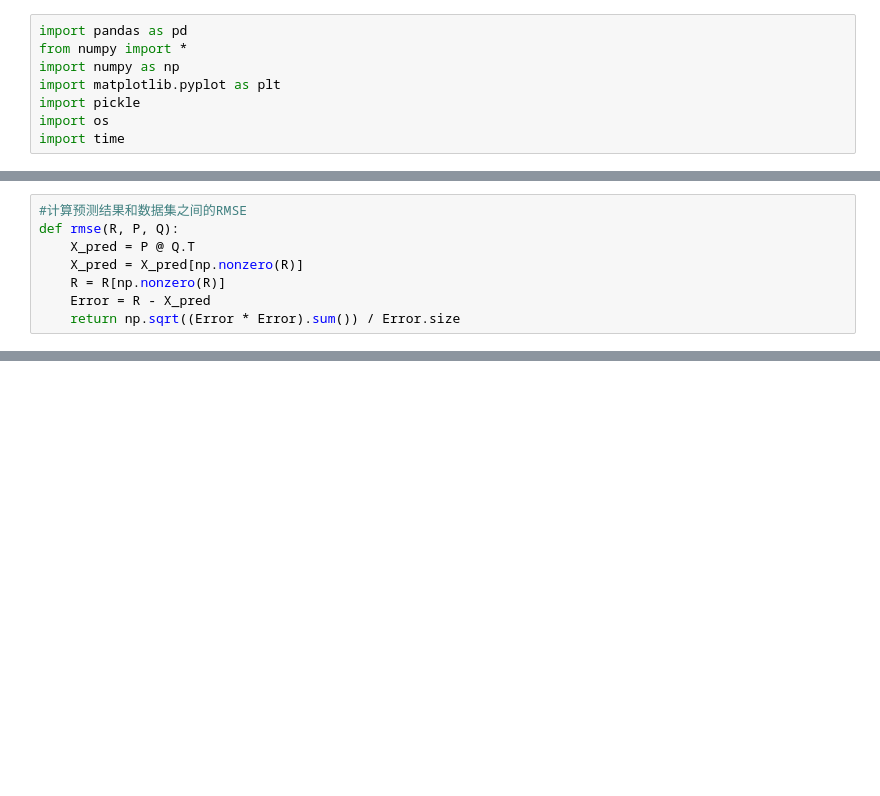
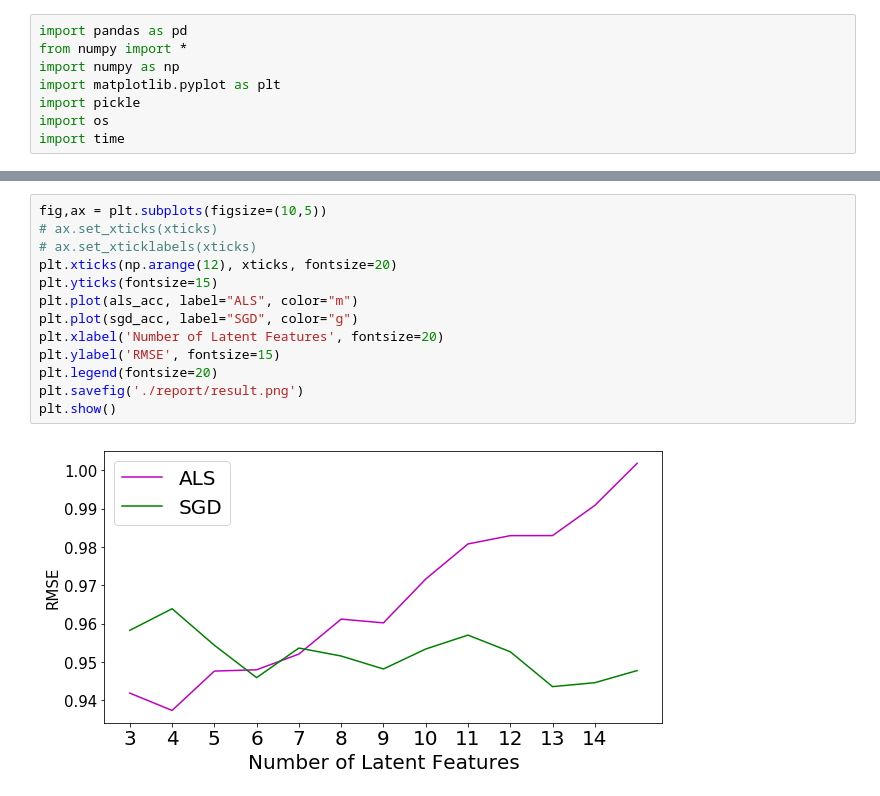
Before and after one commit to minghaoL1/ML_lab, a Jupyter notebook: lab4/matrix_factorization.ipynb, the cells around one changed output, grey strips where cells are left out. Saved outputs shown, nothing was run; the diff lists cells and outputs as text; blank space fills up the shorter version.

```diff
--- a/lab4/matrix_factorization.ipynb
+++ b/lab4/matrix_factorization.ipynb
@@ -50,8 +114,0 @@ def compute_loss(R, P, Q):
-# %%
-#计算预测结果和数据集之间的RMSE
-def rmse(R, P, Q):
-    X_pred = P @ Q.T
-    X_pred = X_pred[np.nonzero(R)]
-    R = R[np.nonzero(R)]
-    Error = R - X_pred
-    return np.sqrt((Error * Error).sum()) / Error.size
@@ -224,0 +276,15 @@ print(rmse(X_train, P, Q))
+# %%
+fig,ax = plt.subplots(figsize=(10,5))
+# ax.set_xticks(xticks)
+# ax.set_xticklabels(xticks)
+plt.xticks(np.arange(12), xticks, fontsize=20)
+plt.yticks(fontsize=15)
+plt.plot(als_acc, label="ALS", color="m")
+plt.plot(sgd_acc, label="SGD", color="g")
+plt.xlabel('Number of Latent Features', fontsize=20)
+plt.ylabel('RMSE', fontsize=15)
+plt.legend(fontsize=20)
+plt.savefig('./report/result.png')
+plt.show()
+# %% [output]
+[figure, added]
```
Also changed, not shown: parts of 25 cells of this notebook.
